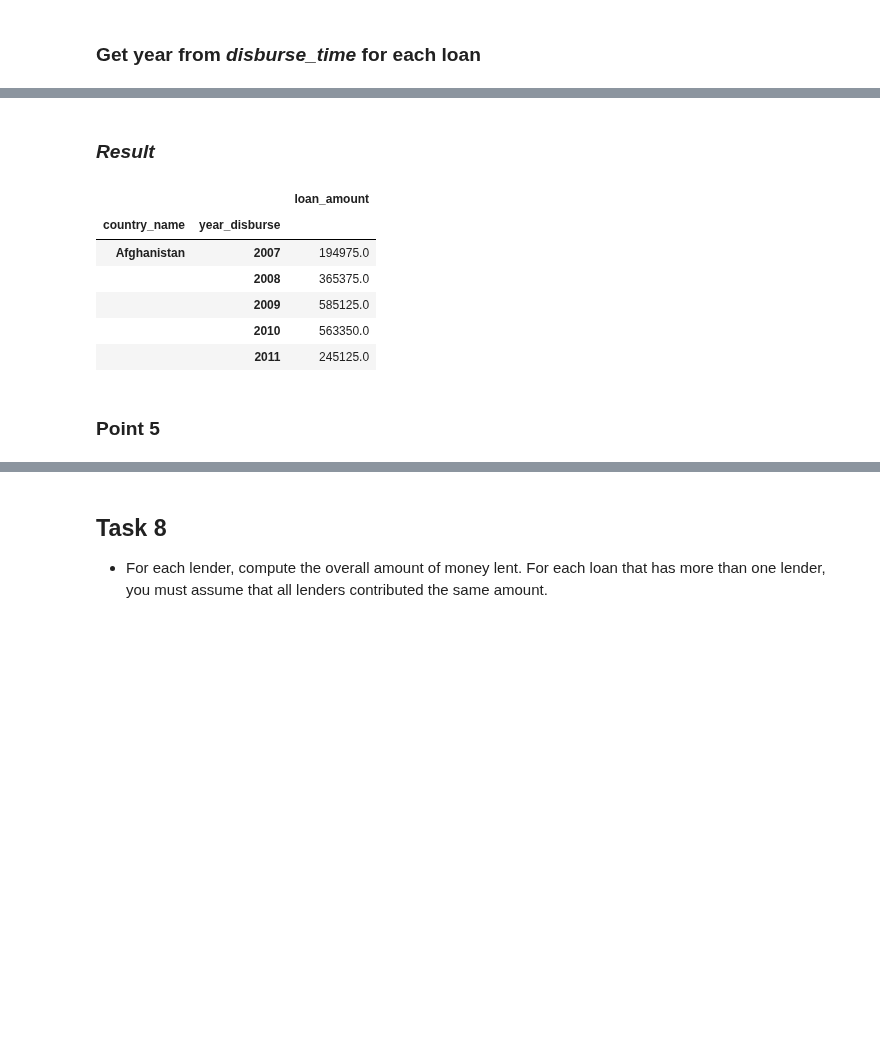
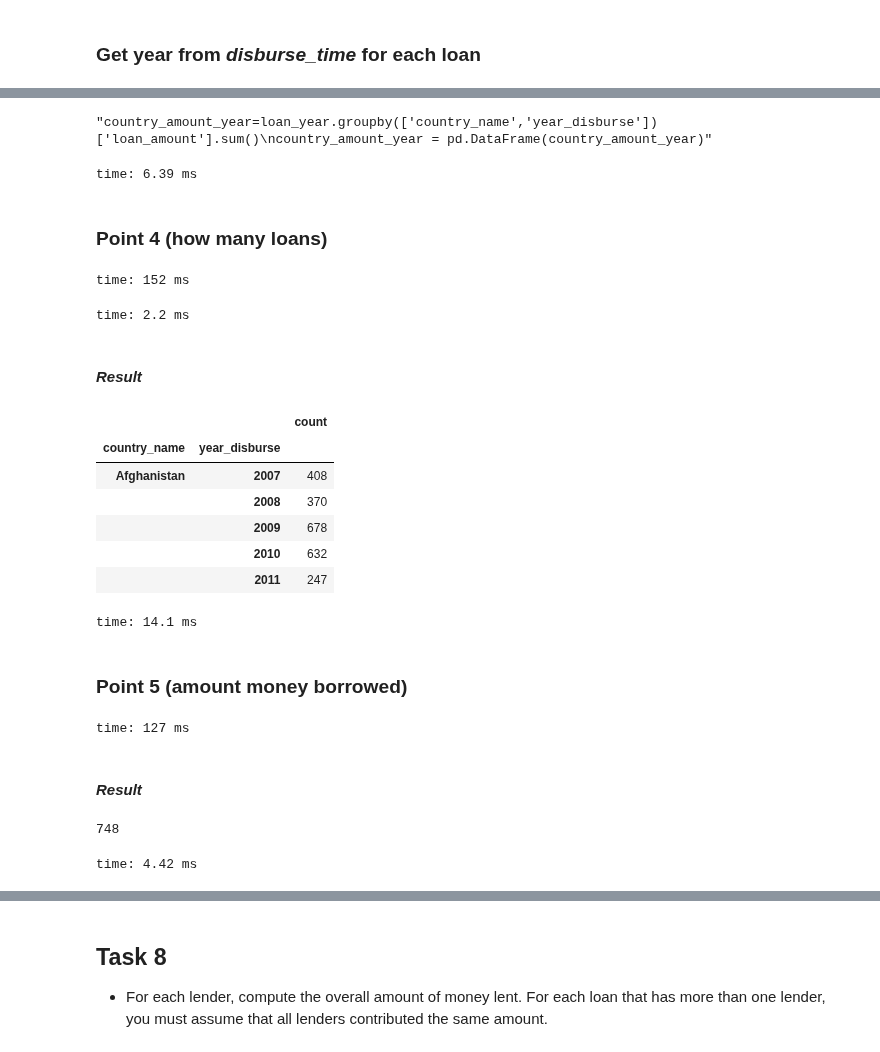
Before and after one commit to gaveter/Project_cs, a Jupyter notebook: Project.ipynb, the cells around one changed output, grey strips where cells are left out. Cells and saved outputs as stored; diff of their text form; code cells hidden in the pictures; blank space fills up the shorter version.

Commit message:
added point 4,5,6 task 7

```diff
--- a/Project.ipynb
+++ b/Project.ipynb
@@ -391,17 +421,44 @@ loan_year['year_disburse']=loan_year['year_disburse'].astype(int)
 # %%
-country_amount_year=loan_year.groupby(['country_name','year_disburse'])['loan_amount'].sum()
-country_amount_year = pd.DataFrame(country_amount_year)
+'''country_amount_year=loan_year.groupby(['country_name','year_disburse'])['loan_amount'].sum()
+country_amount_year = pd.DataFrame(country_amount_year)'''
+# %% [output]
+"country_amount_year=loan_year.groupby(['country_name','year_disburse'])['loan_amount'].sum()\ncountry_amount_year = pd.DataFrame(country_amount_year)"
+time: 6.39 ms
+# %% [markdown]
+### Point 4 (how many loans)
+# %%
+loan_state_year = loan_year.groupby(['country_name','year_disburse'])['loan_id'].count()
+loan_state_year = pd.DataFrame(loan_state_year)
+# %% [output]
+time: 152 ms
+# %%
+loan_state_year.rename(columns={'loan_id':'count'},inplace=True)
+# %% [output]
+time: 2.2 ms
 # %% [markdown]
-### _Result_
+#### _Result_
 # %%
-country_amount_year.head()
+loan_state_year.head()
 # %% [output]
-|  |  | loan_amount |
+|  |  | count |
 | country_name | year_disburse |  |
-| Afghanistan | 2007 | 194975.0 |
-|  | 2008 | 365375.0 |
-|  | 2009 | 585125.0 |
-|  | 2010 | 563350.0 |
-|  | 2011 | 245125.0 |
+| Afghanistan | 2007 | 408 |
+|  | 2008 | 370 |
+|  | 2009 | 678 |
+|  | 2010 | 632 |
+|  | 2011 | 247 |
+time: 14.1 ms
 # %% [markdown]
-### Point 5
+### Point 5 (amount money borrowed)
+# %%
+amount_state_year = loan_year.groupby(['country_name','year_disburse'])['loan_amount'].sum()
+amount_state_year = pd.DataFrame(amount_state_year)
+# %% [output]
+time: 127 ms
+# %% [markdown]
+#### _Result_
+# %%
+len(amount_state_year)
+# %% [output]
+748
+time: 4.42 ms
```
Also changed, not shown: parts of 51 cells of this notebook.
